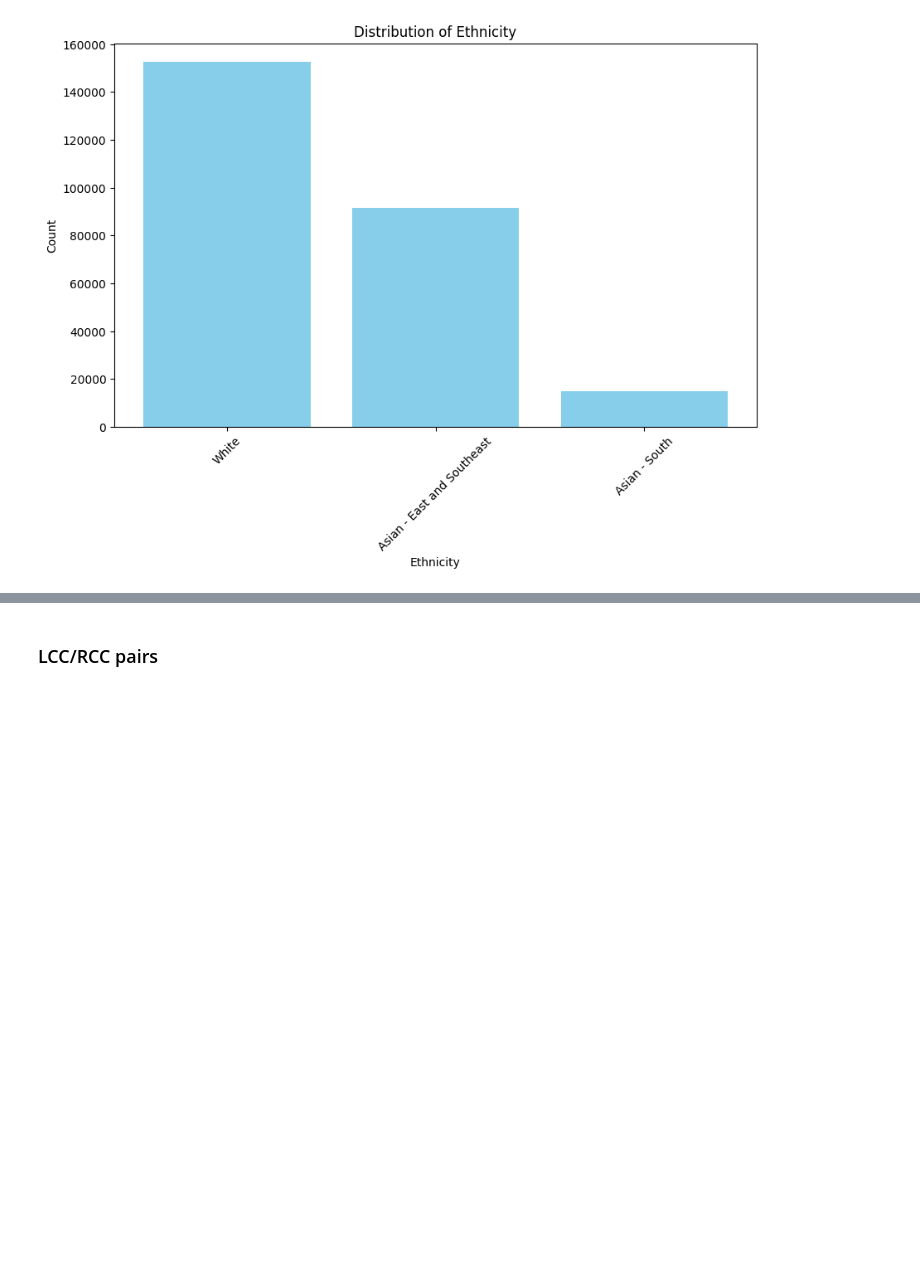
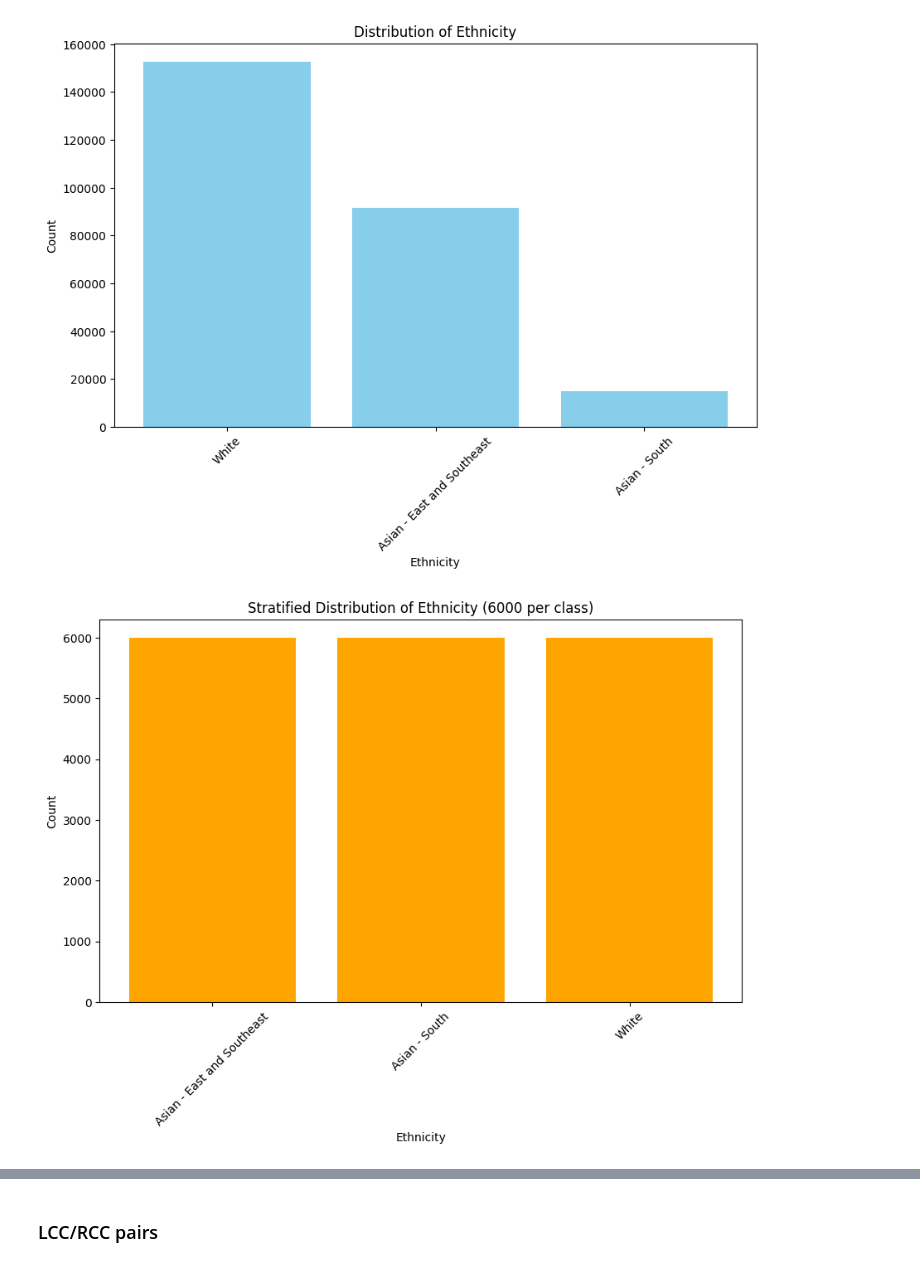
Before and after one commit to Ollivvt/AI-ethnicity-med-image, a Jupyter notebook: Mammo/Mammo_EfficientNetB0_sample1000_0115.ipynb, the cells around one changed output, grey strips where cells are left out. Saved outputs shown, nothing was run; the diff lists cells and outputs as text; code cells hidden in the pictures; blank space fills up the shorter version.

```diff
--- a/Mammo/Mammo_EfficientNetB0_sample1000_0115.ipynb
+++ b/Mammo/Mammo_EfficientNetB0_sample1000_0115.ipynb
@@ -75,3 +76,29 @@ plt.xticks(rotation=45)
 plt.show()
 # %% [output]
 [figure]
+# %%
+# Stratified sampling: Select 6000 images per ethnicity
+target_per_class = 6000
+stratified_samples = []
+
+# For each ethnicity, sample up to 6000
+for ethnicity, group in data.groupby('ethnicity'):
+    stratified_samples.append(group.sample(
+        n=min(target_per_class, len(group)),  # Use all if less than target_per_class
+        random_state=42
+    ))
+
+# Combine the samples into one DataFrame
+data_sample = pd.concat(stratified_samples, ignore_index=True)
+# %%
+# Show the new distribution of ethnicity
+ethnicity_counts = data_sample['ethnicity'].value_counts()
+plt.figure(figsize=(10, 6))
+plt.bar(ethnicity_counts.index, ethnicity_counts.values, color='orange')
+plt.xlabel('Ethnicity')
+plt.ylabel('Count')
+plt.title('Stratified Distribution of Ethnicity (6000 per class)')
+plt.xticks(rotation=45)
+plt.show()
+# %% [output]
+[figure, added]
```
Also changed, not shown: parts of 15 cells of this notebook.
